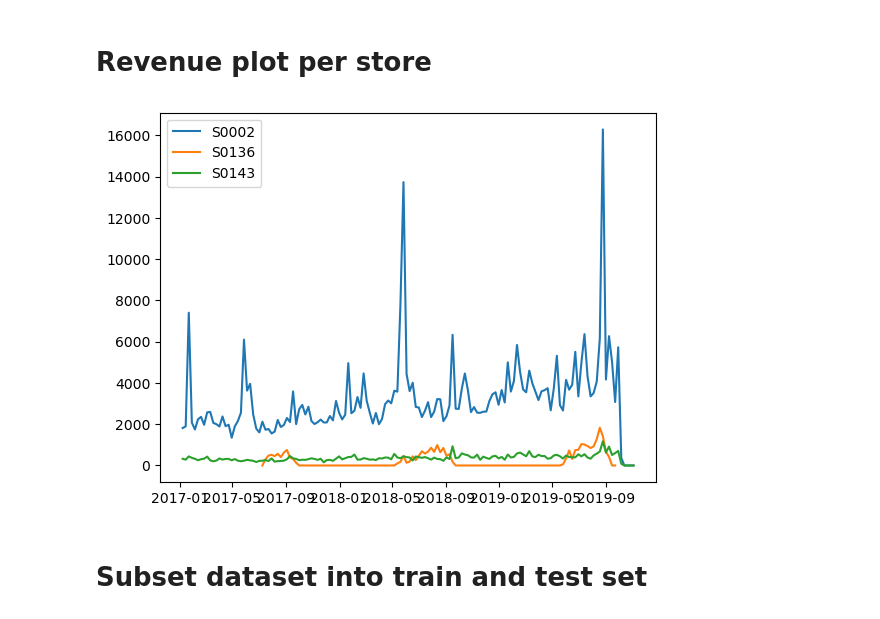
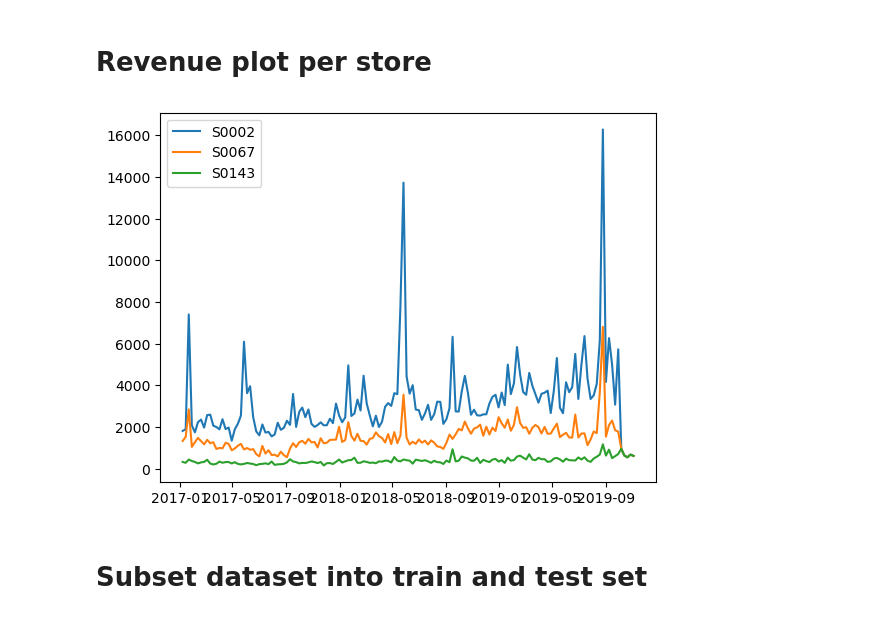
Before and after one commit to TIVEAA/Project_II, a Jupyter notebook: Revenue_forecast.ipynb, the cells around one changed output. Saved outputs shown, nothing was run; the diff lists cells and outputs as text; code cells hidden in the pictures.

```diff
--- a/Revenue_forecast.ipynb
+++ b/Revenue_forecast.ipynb
@@ -117,12 +141,12 @@ Not enough observations for Store ID: S0109
 # Revenue plot per store
 # %%
 plt.plot(sales_grouped_v2[sales_grouped_v2["store_id"] == "S0002"].loc[:,"revenue"], label = "S0002")
-plt.plot(sales_grouped_v2[sales_grouped_v2["store_id"] == "S0136"].loc[:,"revenue"], label = "S0136")
+plt.plot(sales_grouped_v2[sales_grouped_v2["store_id"] == "S0067"].loc[:,"revenue"], label = "S0067")
 plt.plot(sales_grouped_v2[sales_grouped_v2["store_id"] == "S0143"].loc[:,"revenue"], label = "S0143")
 plt.legend(loc="upper left")
 plt.show()
 # %% [output]
-[figure, old version]
+[figure, new version]
 # %% [markdown]
 # Subset dataset into train and test set
 # %% [markdown]
```
Also changed, not shown: parts of 117 cells of this notebook.
